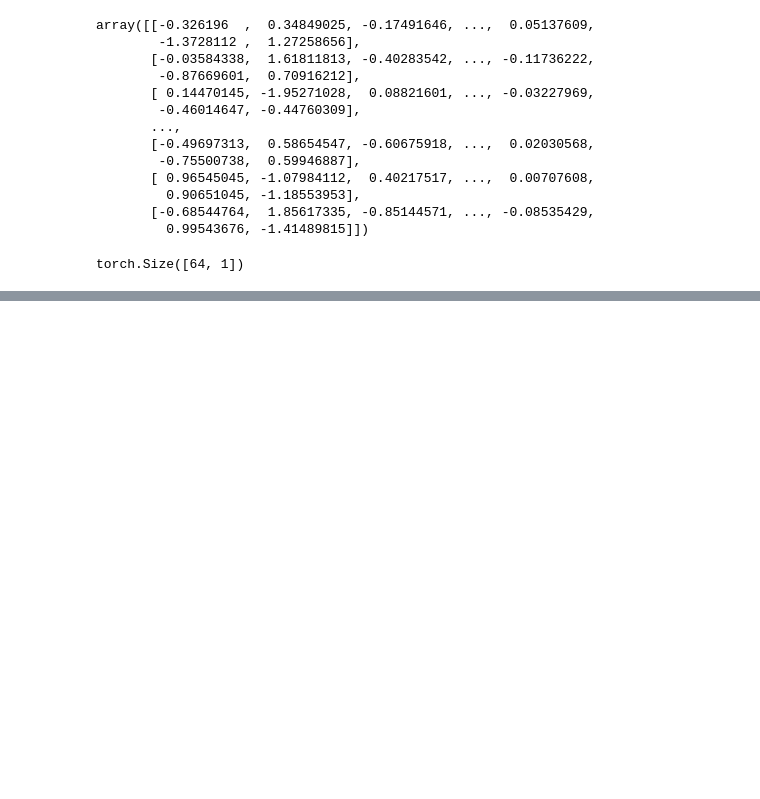
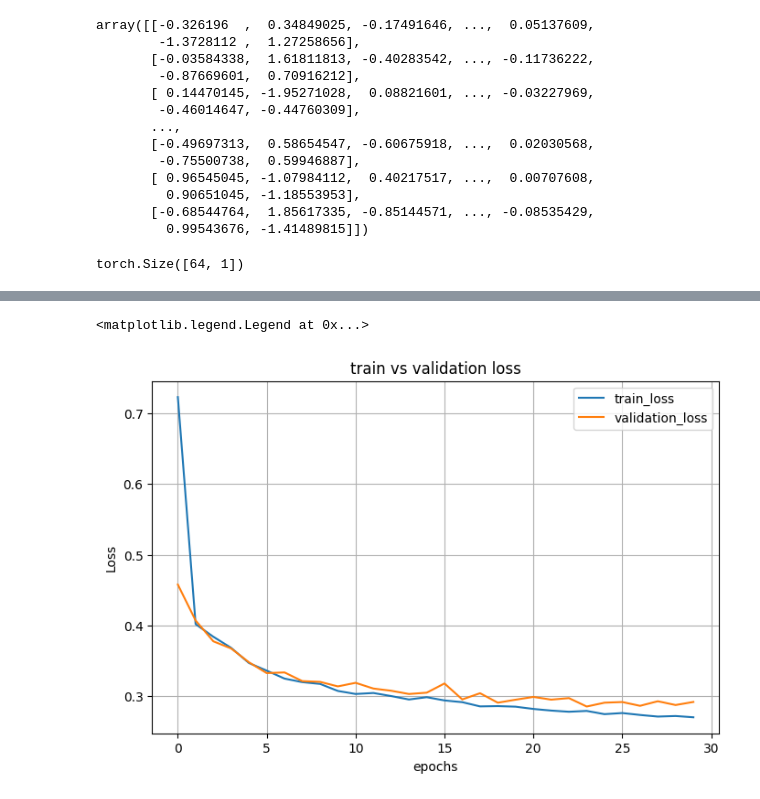
Before and after one commit to aiaaee/California_Housing, a Jupyter notebook: CaliforniaHousing.ipynb, the cells around one changed output, grey strips where cells are left out. Cells and saved outputs as stored; diff of their text form; code cells hidden in the pictures; blank space fills up the shorter version.

```diff
--- a/CaliforniaHousing.ipynb
+++ b/CaliforniaHousing.ipynb
@@ -87,22 +87,25 @@ for data, target in train_loader:
 # %% [output]
 torch.Size([64, 1])
 # %%
-class NeuralNet(nn.Module) :
-  def __init__(self , in_features , out_features , *args , **kwargs ):
-    super().__init__(*args , **kwargs)
+class NeuralNet(nn.Module):
+  def __init__(self , input_feature , hidden_feature , output_feature , *args , **kwargs ):
+    super().__init__(*args , **kwargs )
     self.flatten = nn.Flatten()
-    self.fc1 = nn.Linear(in_features , 200)
-    self.fc2 = nn.Linear(200 , 200)
-    self.fc3 = nn.Linear(200 , out_features)
+    self.fc1 = nn.Linear(input_feature , hidden_feature)
+    self.r1 = nn.GELU()
+    self.fc2 = nn.Linear(hidden_feature , hidden_feature)
+    self.r2 = nn.GELU()
+    self.fc3 = nn.Linear(hidden_feature , output_feature)
+    self.r3 = nn.GELU()
+
+
   def forward(self , x ):
-    x = self.flatten(x)
-    output = self.fc1(x)
-    output = nn.ReLU()(output)
-    output = self.fc2(x)
-    output = nn.ReLU()(output)
-    return self.fc3(output)
+      output = self.flatten(x)
+      output = self.r1(self.fc1(x))
+      output = self.r2(self.fc2(output))
+      return self.r3(self.fc3(output))
 # %%
-model = NeuralNet(8 , 1 )
+model = NeuralNet(8 , 200 , 1 )
 model
 # %% [output]
 NeuralNet(
@@ -113 +119,4 @@ NeuralNet(
 )
+# %%
+criterion = nn.MSELoss()
+optimizer = optim.Adam(model.parameters() , lr=1e-3)
@@ -113,0 +168,14 @@ NeuralNet(
+# %%
+import matplotlib.pyplot as plt
+
+fig, ax = plt.subplots(figsize=(8, 5))
+ax.plot(train_history, label="train_loss")
+ax.plot(validation_history, label="validation_loss")
+ax.set_title("train vs validation loss")
+ax.set_ylabel('Loss')
+ax.set_xlabel('epochs')
+ax.grid()
+ax.legend(loc='upper right')
+# %% [output]
+<matplotlib.legend.Legend at 0x...>
+[figure, added]
```
Also changed, not shown: parts of 2 cells of this notebook.
